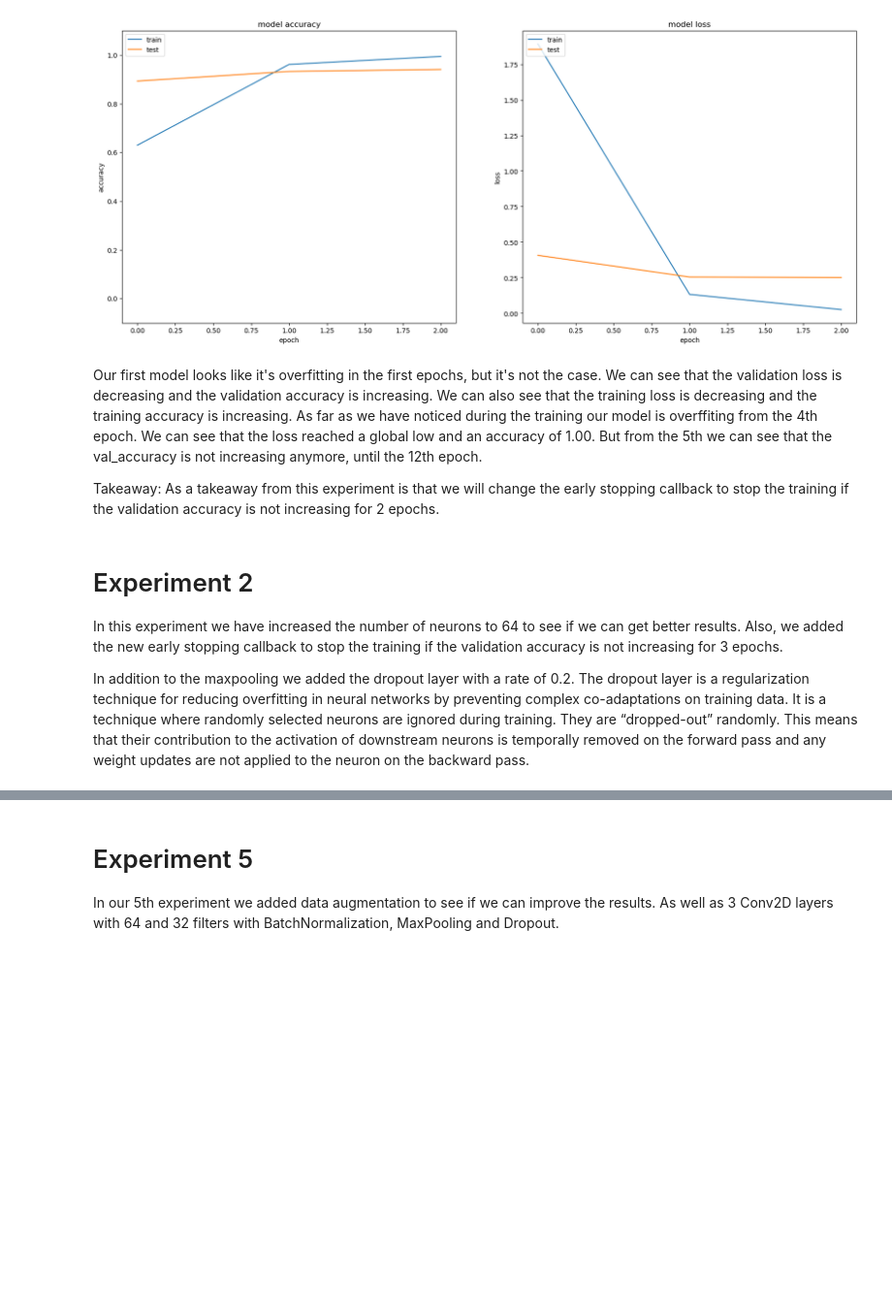
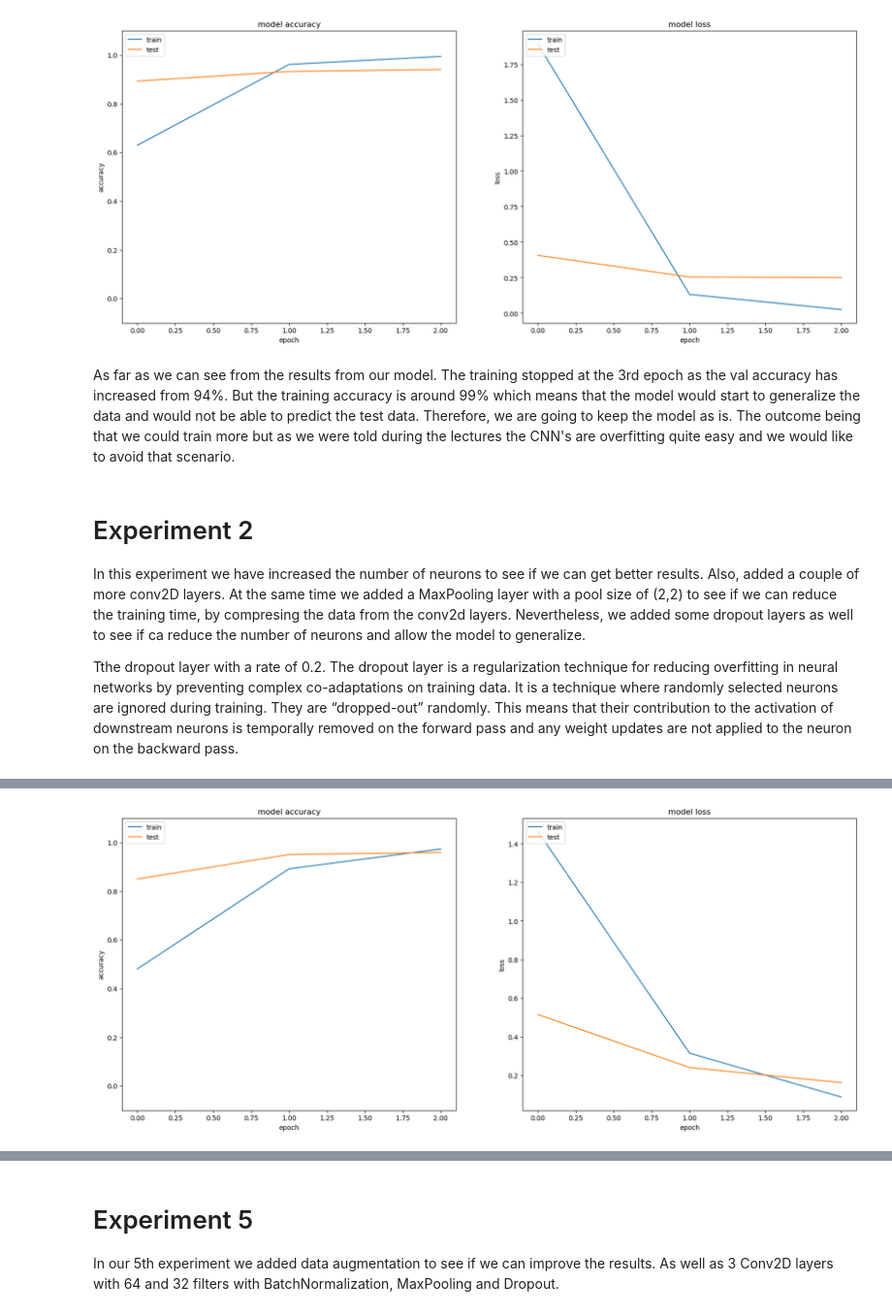
Before and after one commit to alexbejann/frisian-runes-recognition, a Jupyter notebook: MLBD-Assignment2/Part_2_CNN_final.ipynb, the cells around one changed output, grey strips where cells are left out. Shown: that part at 97% size. Drawn from its saved outputs; the diff is of its cells as text; code cells hidden in the pictures; blank space fills up the shorter version.

```diff
--- a/MLBD-Assignment2/Part_2_CNN_final.ipynb
+++ b/MLBD-Assignment2/Part_2_CNN_final.ipynb
@@ -236,9 +241,3 @@ Epoch 3/20
 Epoch 3: early stopping
 76/76 [==============================] - 12s 157ms/step - loss: 0.0067 - accuracy: 1.0000
 [figure]
-# %% [markdown]
-Our first model looks like it's overfitting in the first epochs, but it's not the case. We can see that the validation loss is decreasing and the validation accuracy is increasing. We can also see that the training loss is decreasing and the training accuracy is increasing.
-As far as we have noticed during the training our model is overffiting from the 4th epoch. We can see that the loss reached a global low and an accuracy of 1.00. But from the 5th we can see that the val_accuracy is not increasing anymore, until the 12th epoch.
-
-Takeaway:
-As a takeaway from this experiment is that we will change the early stopping callback to stop the training if the validation accuracy is not increasing for 2 epochs.
@@ -248,6 +244,26 @@ def early_stopping_v2():
+# %% [markdown]
+As far as we can see from the results from our model. The training stopped at the 3rd epoch as the val accuracy has increased from 94%. But the training accuracy is around 99% which means that the model would start to generalize the data and would not be able to predict the test data. Therefore, we are going to keep the model as is. The outcome being that we could train more but as we were told during the lectures the CNN's are overfitting quite easy and we would like to avoid that scenario.
 # %% [markdown]
 # Experiment 2
 
-In this experiment we have increased the number of neurons to 64 to see if we can get better results. Also, we added the new early stopping callback to stop the training if the validation accuracy is not increasing for 3 epochs.
+In this experiment we have increased the number of neurons to see if we can get better results. Also, added a couple of more conv2D layers.
+At the same time we added a MaxPooling layer with a pool size of (2,2) to see if we can reduce the training time, by compresing the data from the conv2d layers. Nevertheless, we added some dropout layers as well to see if ca reduce the number of neurons and allow the model to generalize.
 
-In addition to the maxpooling we added the dropout layer with a rate of 0.2. The dropout layer is a regularization technique for reducing overfitting in neural networks by preventing complex co-adaptations on training data. It is a technique where randomly selected neurons are ignored during training. They are “dropped-out” randomly. This means that their contribution to the activation of downstream neurons is temporally removed on the forward pass and any weight updates are not applied to the neuron on the backward pass.
+Tthe dropout layer with a rate of 0.2. The dropout layer is a regularization technique for reducing overfitting in neural networks by preventing complex co-adaptations on training data. It is a technique where randomly selected neurons are ignored during training. They are “dropped-out” randomly. This means that their contribution to the activation of downstream neurons is temporally removed on the forward pass and any weight updates are not applied to the neuron on the backward pass.
+# %%
+model = create_model(layers=[
+    tf.keras.layers.Conv2D(64, kernel_size, activation='relu', padding='same'),
+    tf.keras.layers.MaxPooling2D((2, 2)),
+    tf.keras.layers.Dropout(0.2),
+    tf.keras.layers.Conv2D(128, kernel_size, activation='relu', padding='same'),
+    tf.keras.layers.MaxPooling2D((2, 2)),
+    tf.keras.layers.Conv2D(64, kernel_size, activation='relu', padding='same'),
+    tf.keras.layers.MaxPooling2D((2, 2)),
+    tf.keras.layers.Dropout(0.2),
+    tf.keras.layers.Conv2D(32, kernel_size, activation='relu', padding='same'),
+])
+history = model.fit(X_train, y_train, epochs=EPOCHS, validation_split=0.2, callbacks=[early_stopping()])
+evaluation_results = model.evaluate(X_test, y_test, batch_size=BATCH_SIZE)
+plot_acc_loss(history)
+models_and_history.append((model, history, evaluation_results))
+# %% [output]
@@ -253,0 +278 @@ In addition to the maxpooling we added the dropout layer with a rate of 0.2. The
+[figure, added]
```
Also changed, not shown: parts of 43 cells of this notebook.
